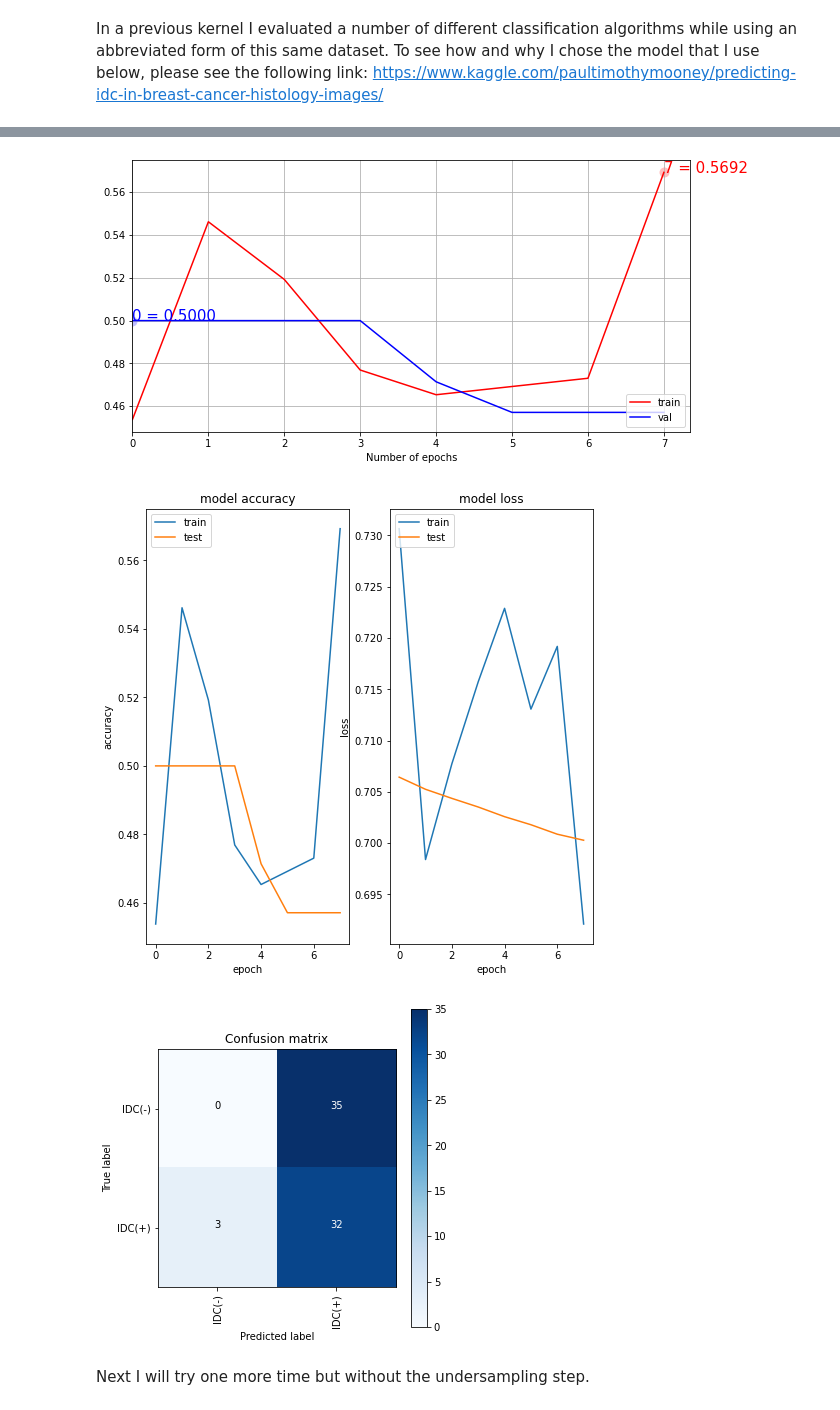
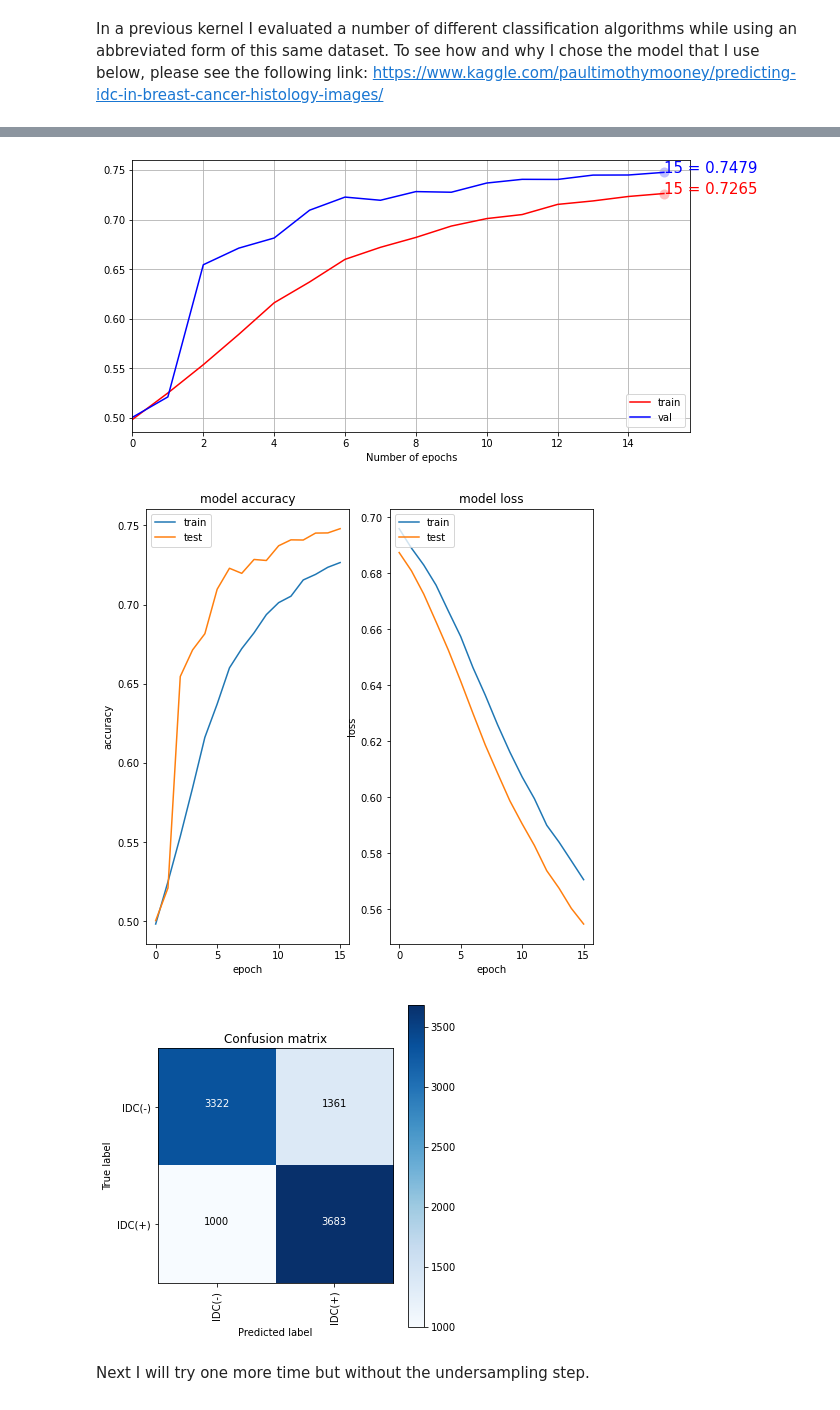
Before and after one commit to tbaums/ml-sandbox, a Jupyter notebook: tutorial-medical-image-class/medical-image-classification.ipynb, the cells around one changed output, grey strips where cells are left out. Drawn from its saved outputs; the diff is of its cells as text; code cells hidden in the pictures.

```diff
--- a/tutorial-medical-image-class/medical-image-classification.ipynb
+++ b/tutorial-medical-image-class/medical-image-classification.ipynb
@@ -136,8 +141,8 @@ def proc_images(lowerIndex,upperIndex):
             return
     return x,y
 # %%
-# X,Y = proc_images(0,90000)
-X,Y = proc_images(0,1000)
+X,Y = proc_images(0,90000)
+# X,Y = proc_images(0,1000)
 
 df = pd.DataFrame()
 df["images"]=X
@@ -246,10 +251,10 @@ X=X/255.0
 X_train, X_test, Y_train, Y_test = train_test_split(X, Y, test_size=0.2)
 
 # Reduce Sample Size for DeBugging
-X_train = X_train[0:300000]
-Y_train = Y_train[0:300000]
-X_test = X_test[0:300000]
-Y_test = Y_test[0:300000]
+# X_train = X_train[0:300000]
+# Y_train = Y_train[0:300000]
+# X_test = X_test[0:300000]
+# Y_test = Y_test[0:300000]
 
 print("Training Data Shape:", X_train.shape)
 print("Testing Data Shape:", X_test.shape)
@@ -415,13 +420,13 @@ def plot_learning_curve(history):
 # %% [markdown]
 In a previous kernel I evaluated a number of different classification algorithms while using an abbreviated form of this same dataset.  To see how and why I chose the model that I use below, please see the following link: https://www.kaggle.com/paultimothymooney/predicting-idc-in-breast-cancer-histology-images/
 # %%
-def runKerasCNNAugment(a,b,c,d,e,f):
+def runKerasCNNAugment(a,b,c,d,e):
     """
     Run Keras CNN: https://github.com/fchollet/keras/blob/master/examples/mnist_cnn.py
     """
     batch_size = 128
     num_classes = 2
-    epochs = 8
+    epochs = 16
 #     img_rows, img_cols = a.shape[1],a.shape[2]
     img_rows,img_cols=50,50
     input_shape = (img_rows, img_cols, 3)
@@ -454,7 +459,6 @@ def runKerasCNNAugment(a,b,c,d,e,f):
     history = model.fit(datagen.flow(a,b, batch_size=32),
                                   steps_per_epoch=len(a) / 32,
                                   epochs=epochs,
-#                                   class_weight=f,
                                   validation_data =(c, d),
                                   callbacks = [MetricsCheckpoint('logs')]
                                  )
@@ -472,6 +476,6 @@ def runKerasCNNAugment(a,b,c,d,e,f):
     confusion_mtx = confusion_matrix(Y_true, Y_pred_classes)
     plot_confusion_matrix(confusion_mtx, classes = list(dict_characters.values()))
     plt.show()
-runKerasCNNAugment(X_trainRosReshaped, Y_trainRosHot, X_testRosReshaped, Y_testRosHot,2,class_weight_new)
+runKerasCNNAugment(X_trainRosReshaped, Y_trainRosHot, X_testRosReshaped, Y_testRosHot,2)
 # print(Y_trainRosHot)
 # %% [output]
@@ -495,6 +499,6 @@ weighted avg       0.24      0.46      0.31        70
-[figure, old version]
+[figure, new version]
-[figure, old version]
+[figure, new version]
-[figure, old version]
+[figure, new version]
 # %% [markdown]
 
 
```
Also changed, not shown: parts of 10 cells of this notebook.
